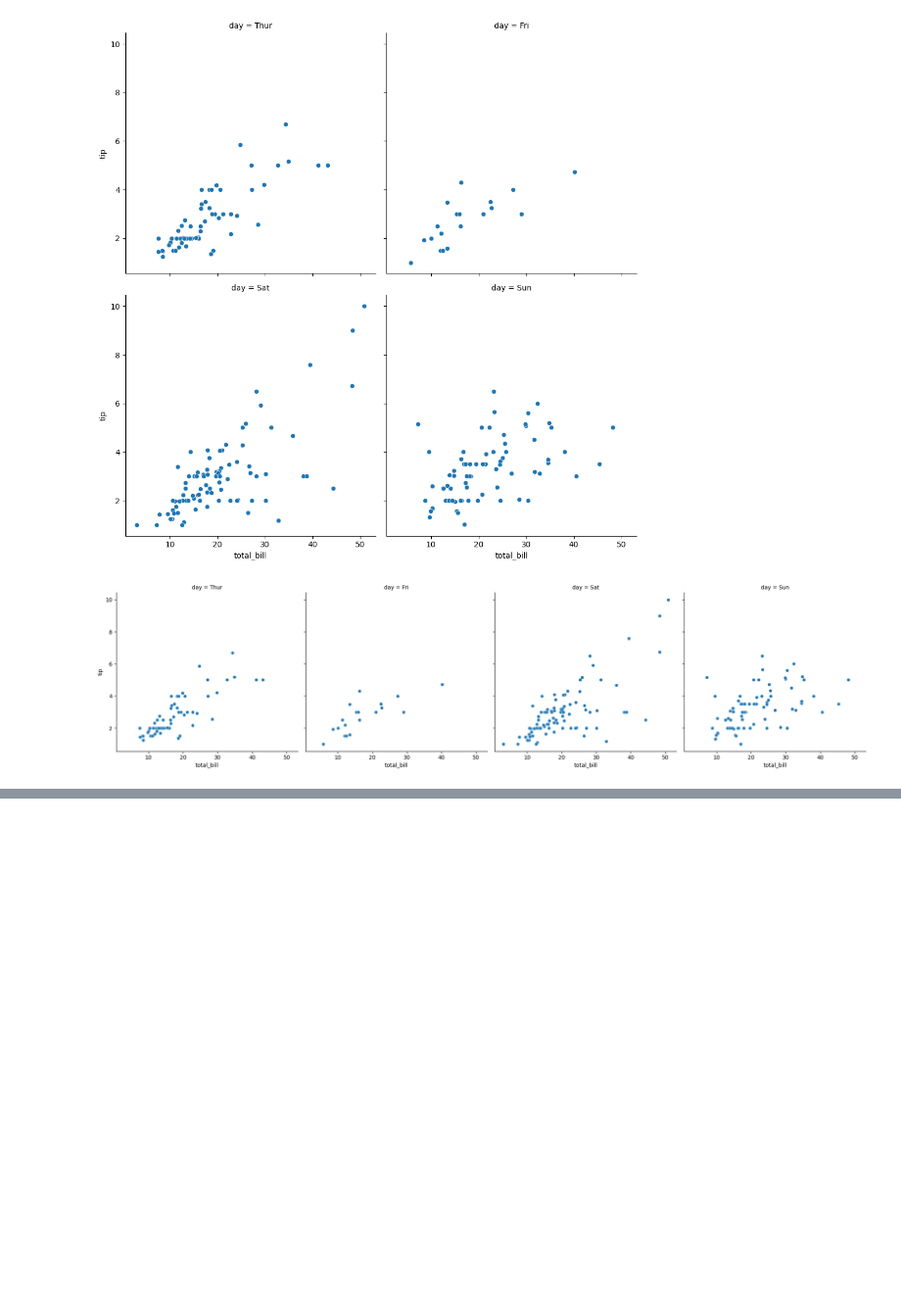
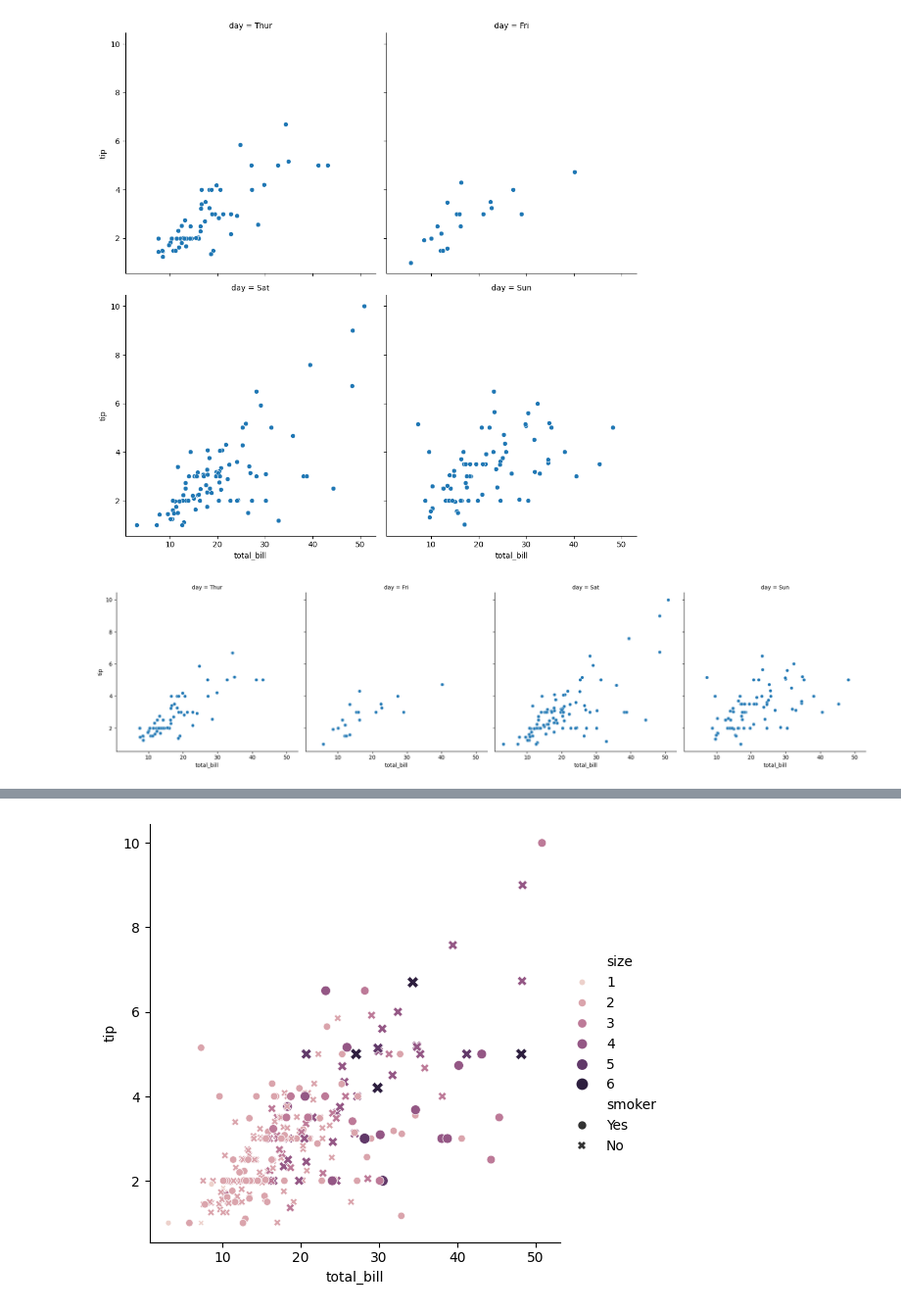
Before and after one commit to LucasFinney/data-portfolio, a Jupyter notebook: Intro to data viz with Seaborn/Visualizing Two Quantitative Variables.ipynb, the cells around one changed output, grey strips where cells are left out. Shown at 98% size. Drawn from its saved outputs; the diff is of its cells as text; code cells hidden in the pictures; blank space fills up the shorter version.

```diff
--- a/Intro to data viz with Seaborn/Visualizing Two Quantitative Variables.ipynb
+++ b/Intro to data viz with Seaborn/Visualizing Two Quantitative Variables.ipynb
@@ -63,0 +86,6 @@ plt.show()
+# %%
+# Creating a five dimensional plot with relplot()
+sns.relplot(x='total_bill', y='tip', data=tips, size='size', hue='size', style='smoker') # style is a categorical variable, so it will use different markers to represent the smoker and non-smoker groups
+plt.show()
+# %% [output]
+[figure, added]
```
Also changed, not shown: parts of 7 cells of this notebook, 1 other file.
